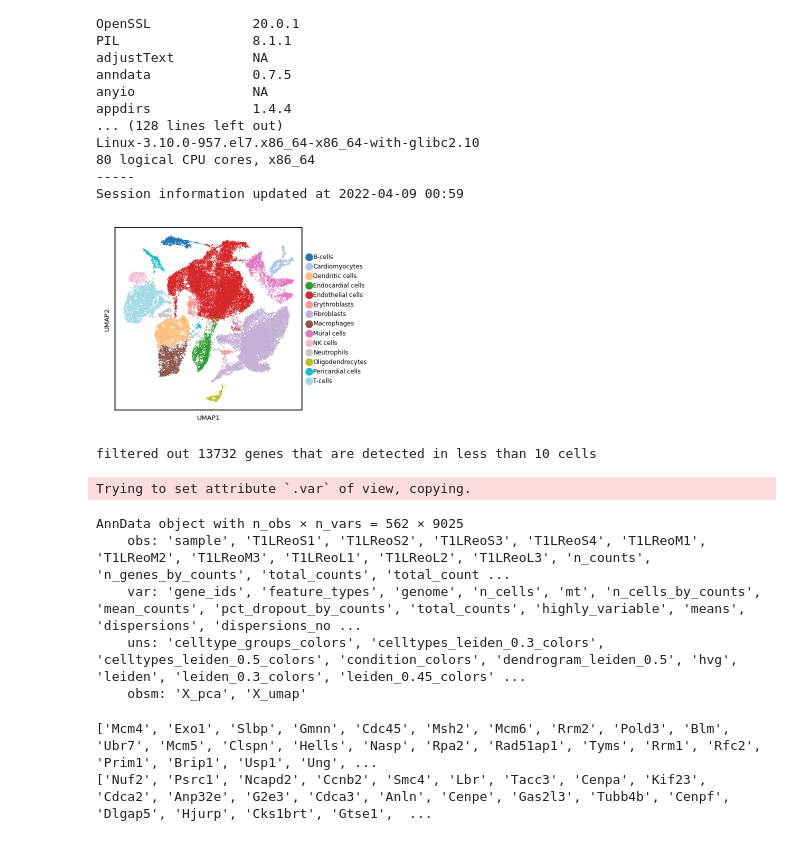
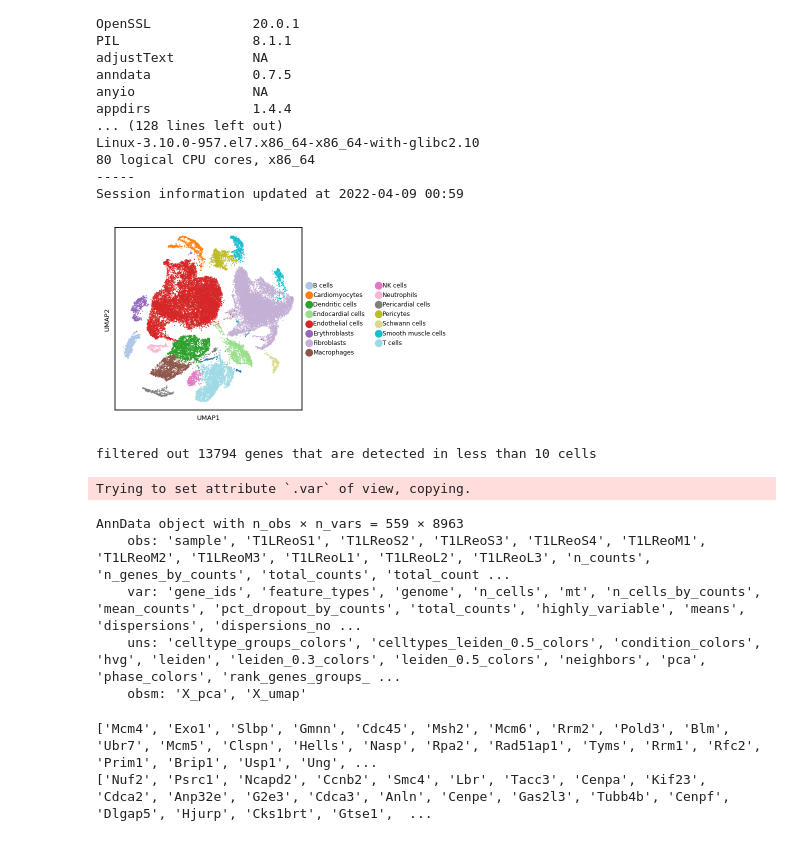
Before and after one commit to madhavmantri/reovirus_induced_myocarditis, a Jupyter notebook: notebooks/heart_scRNAseq_myocytes_cells.ipynb, the cells around one changed output. Drawn from its saved outputs; the diff is of its cells as text; code cells hidden in the pictures.

```diff
--- a/notebooks/heart_scRNAseq_myocytes_cells.ipynb
+++ b/notebooks/heart_scRNAseq_myocytes_cells.ipynb
@@ -28,9 +28,9 @@ Linux-3.10.0-957.el7.x86_64-x86_64-with-glibc2.10
 -----
 Session information updated at 2022-04-09 00:59
 # %%
-heart_infection_sc_4samples_no_viral_genes = sc.read_h5ad(filename="./../pyobjs/heart_infection_sc_4samples_no_viral_genes.h5ad")
+heart_infection_sc = sc.read_h5ad(filename="./../../../pyobjs_github/heart_infection_sc.h5ad")
 # %%
-sc.pl.umap(heart_infection_sc_4samples_no_viral_genes, color = ['celltype_groups'], palette="tab20", title="")
+sc.pl.umap(heart_infection_sc, color = ['celltype_groups'], palette="tab20", title="")
 # %% [output]
-[figure, old version]
+[figure, new version]
 # %%
@@ -38,13 +38,13 @@ heart_infection_sc_4samples_no_viral_genes.obs["condition"].cat.reorder_categori
 # %%
-myocardium = heart_infection_sc_4samples_no_viral_genes.raw.to_adata()[heart_infection_sc_4samples_no_viral_genes.obs["celltype_groups"].isin(["Cardiomyocytes"])]
+myocardium = heart_infection_sc.raw.to_adata()[heart_infection_sc.obs["celltype_groups"].isin(["Cardiomyocytes"])]
 sc.pp.filter_genes(myocardium, min_cells = 10)
 myocardium
 # %% [output]
-filtered out 13732 genes that are detected in less than 10 cells
+filtered out 13794 genes that are detected in less than 10 cells
 Trying to set attribute `.var` of view, copying.
-AnnData object with n_obs × n_vars = 562 × 9025
+AnnData object with n_obs × n_vars = 559 × 8963
     obs: 'sample', 'T1LReoS1', 'T1LReoS2', 'T1LReoS3', 'T1LReoS4', 'T1LReoM1', 'T1LReoM2', 'T1LReoM3', 'T1LReoL1', 'T1LReoL2', 'T1LReoL3', 'n_counts', 'n_genes_by_counts', 'total_counts', 'total_count ...
     var: 'gene_ids', 'feature_types', 'genome', 'n_cells', 'mt', 'n_cells_by_counts', 'mean_counts', 'pct_dropout_by_counts', 'total_counts', 'highly_variable', 'means', 'dispersions', 'dispersions_no ...
-    uns: 'celltype_groups_colors', 'celltypes_leiden_0.3_colors', 'celltypes_leiden_0.5_colors', 'condition_colors', 'dendrogram_leiden_0.5', 'hvg', 'leiden', 'leiden_0.3_colors', 'leiden_0.45_colors' ...
+    uns: 'celltype_groups_colors', 'celltypes_leiden_0.5_colors', 'condition_colors', 'hvg', 'leiden', 'leiden_0.3_colors', 'leiden_0.5_colors', 'neighbors', 'pca', 'phase_colors', 'rank_genes_groups_ ...
     obsm: 'X_pca', 'X_umap'
 # %%
```
Also changed, not shown: parts of 28 cells of this notebook, 3 other files.
